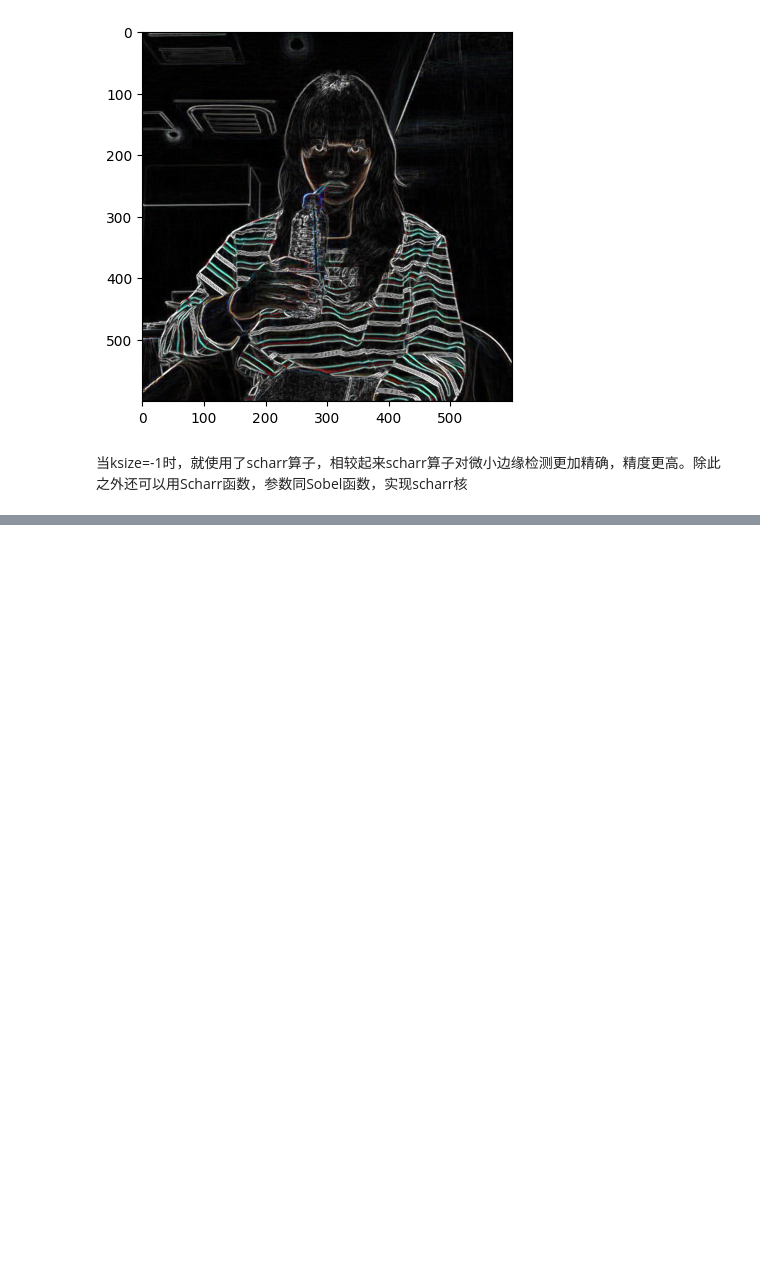
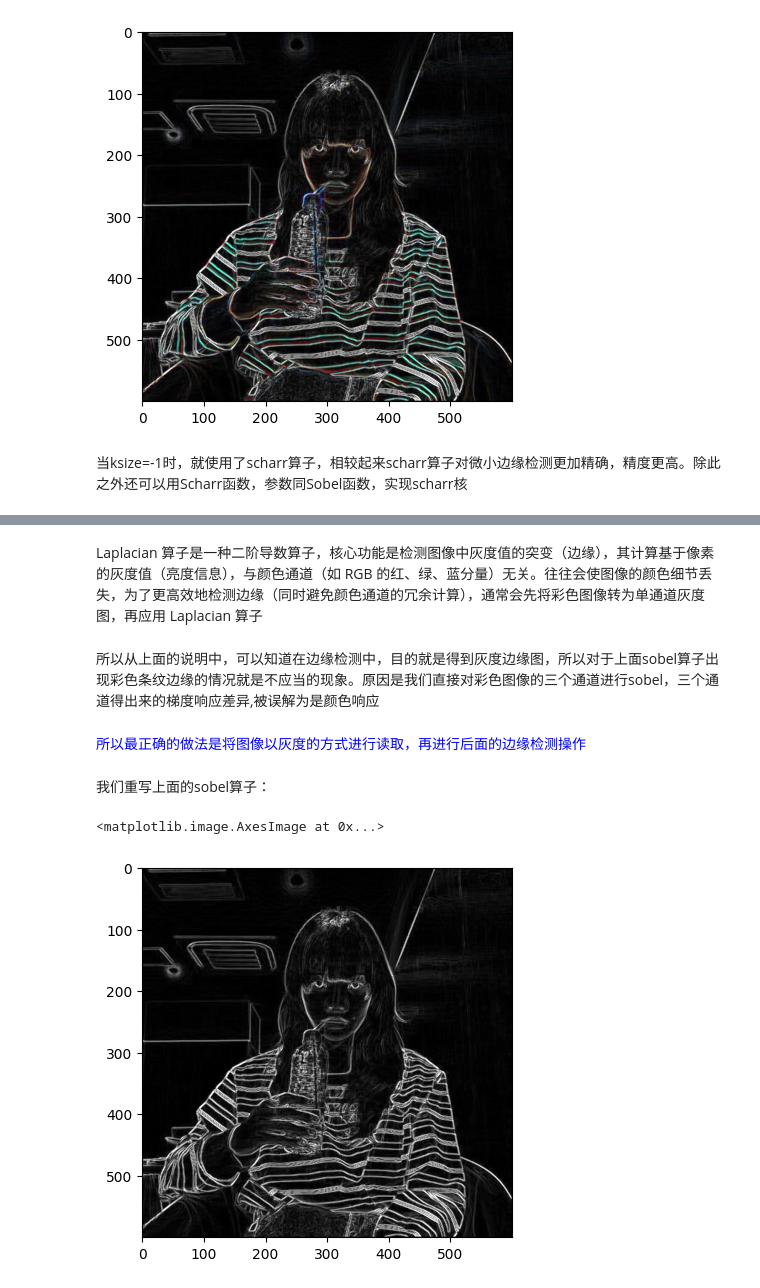
Before and after one commit to Aimyon69/Opencv, a Jupyter notebook: edgeDetection/test.ipynb, the cells around one changed output, grey strips where cells are left out. Saved outputs shown, nothing was run; the diff lists cells and outputs as text; code cells hidden in the pictures; blank space fills up the shorter version.

```diff
--- a/edgeDetection/test.ipynb
+++ b/edgeDetection/test.ipynb
@@ -37,0 +57,18 @@ plt.imshow(result1[:,:,::-1])
+# %% [markdown]
+Laplacian 算子是一种二阶导数算子，核心功能是检测图像中灰度值的突变（边缘），其计算基于像素的灰度值（亮度信息），与颜色通道（如 RGB 的红、绿、蓝分量）无关。往往会使图像的颜色细节丢失，为了更高效地检测边缘（同时避免颜色通道的冗余计算），通常会先将彩色图像转为单通道灰度图，再应用 Laplacian 算子
+# %% [markdown]
+所以从上面的说明中，可以知道在边缘检测中，目的就是得到灰度边缘图，所以对于上面sobel算子出现彩色条纹边缘的情况就是不应当的现象。原因是我们直接对彩色图像的三个通道进行sobel，三个通道得出来的梯度响应差异,被误解为是颜色响应
+# %% [markdown]
+<span style="color:blue;">所以最正确的做法是将图像以灰度的方式进行读取，再进行后面的边缘检测操作</span>
+# %% [markdown]
+我们重写上面的sobel算子：
+# %%
+txsobel=cv.Sobel(img_gray,cv.CV_16S,1,0)
+tysobel=cv.Sobel(img_gray,cv.CV_16S,0,1)
+txabs=cv.convertScaleAbs(txsobel)
+tyabs=cv.convertScaleAbs(tysobel)
+result_abs=cv.addWeighted(txabs,0.5,tyabs,0.5,0)
+plt.imshow(result_abs,'gray')
+# %% [output]
+<matplotlib.image.AxesImage at 0x...>
+[figure, added]
```
Also changed, not shown: parts of 11 cells of this notebook, 2 other files.
